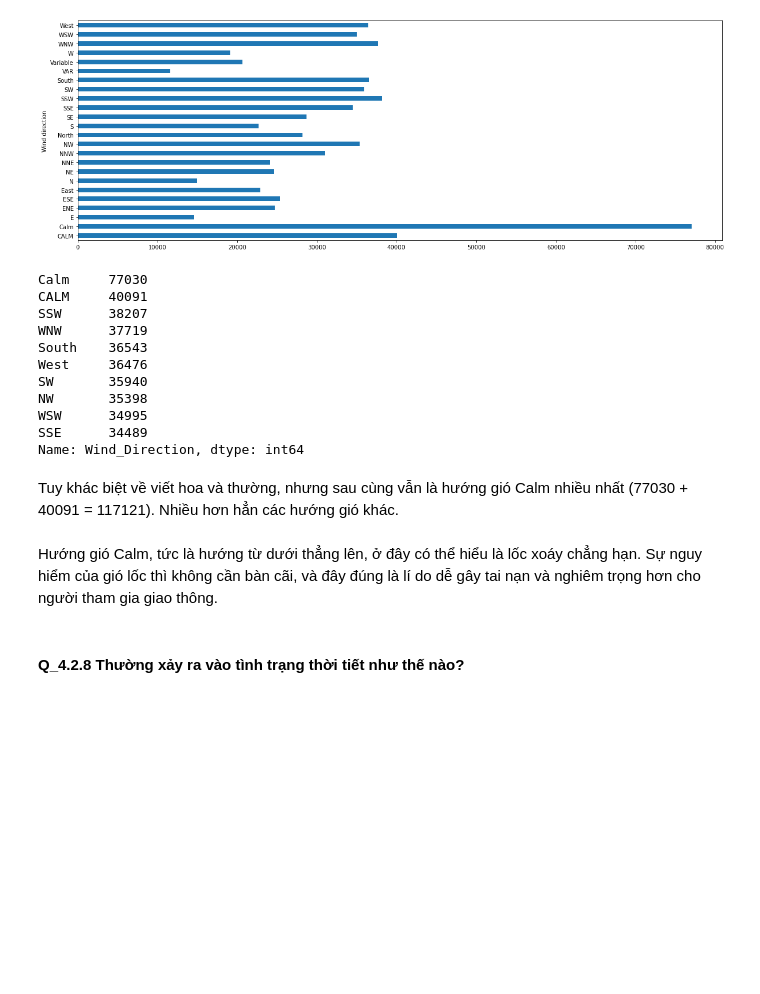
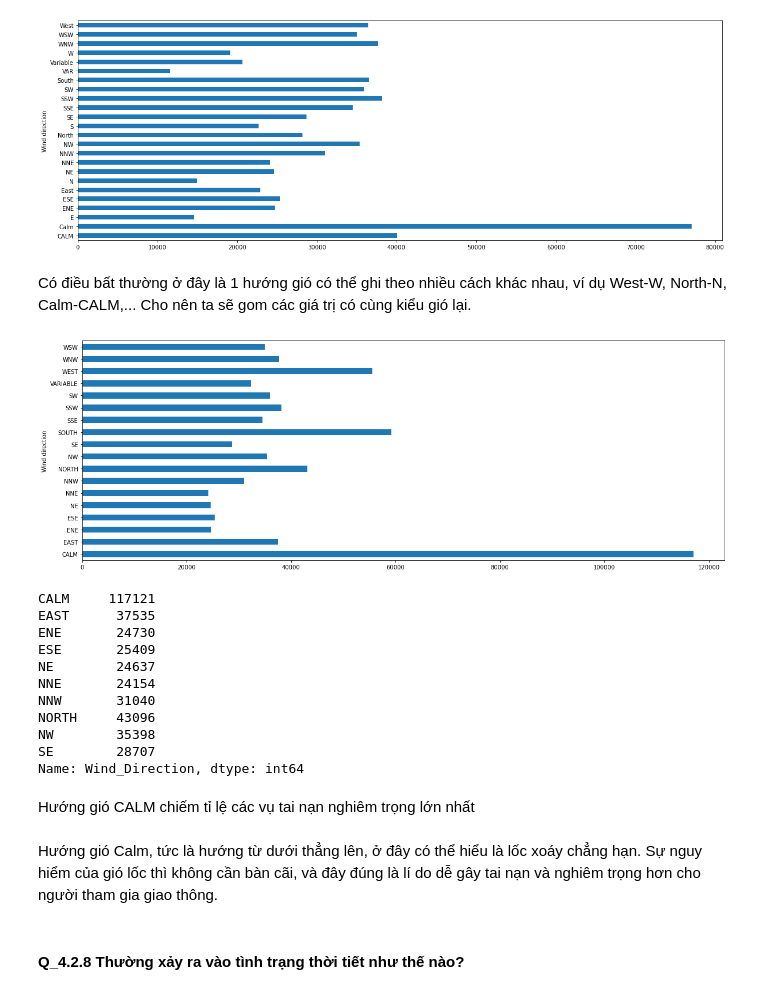
Before and after one commit to NguyenLam05200/FinalProject, a Jupyter notebook: Traffic_Accident_US.ipynb, the cells around one changed output. Cells and saved outputs as stored; diff of their text form; code cells hidden in the pictures; blank space fills up the shorter version.

```diff
--- a/Traffic_Accident_US.ipynb
+++ b/Traffic_Accident_US.ipynb
@@ -607,23 +608,43 @@ wind_direction_serious.sort_index().plot.barh(xlabel=r"Wind direction",
                                    figsize=(20,7));
 # %% [output]
 [figure]
+# %% [markdown]
+Có điều bất thường ở đây là 1 hướng gió có thể ghi theo nhiều cách khác nhau, ví dụ West-W, North-N, Calm-CALM,... Cho nên ta sẽ gom các giá trị có cùng kiểu gió lại.
+# %%
+# Chuyển tên hướng gió sang in hoa hết:
+wind_direction_serious.index =  wind_direction_serious.index.str.upper()
+
+# Thay thế các tên hướng gió có cùng ý nghĩa, gom nhóm và tính tổng lại:
+new_index = wind_direction_serious.index.to_series()
+new_index = new_index.replace(["E", "N", "S", "W", "VAR"],
+                              ["EAST", "NORTH", "SOUTH", "WEST", "VARIABLE"])
+
+wind_direction_serious.index = new_index
+wind_direction_serious = wind_direction_serious.groupby(level=0).sum()
+
+# Nhìn lại biểu đồ hướng gió mới:
+wind_direction_serious.sort_index().plot.barh(xlabel=r"Wind direction",
+                                   ylabel=r"Count",
+                                   figsize=(20,7));
+# %% [output]
+[figure, added]
 # %%
 wind_direction_serious = wind_direction_serious.head(10)
 wind_direction_serious
 # %% [output]
-Calm     77030
-CALM     40091
-SSW      38207
-WNW      37719
-South    36543
-West     36476
-SW       35940
-NW       35398
-WSW      34995
-SSE      34489
+CALM     117121
+EAST      37535
+ENE       24730
+ESE       25409
+NE        24637
+NNE       24154
+NNW       31040
+NORTH     43096
+NW        35398
+SE        28707
 Name: Wind_Direction, dtype: int64
 # %% [markdown]
-Tuy khác biệt về viết hoa và thường, nhưng sau cùng vẫn là hướng gió Calm nhiều nhất (77030 + 40091 = 117121). Nhiều hơn hẳn các hướng gió khác. <br /> <br />
+Hướng gió CALM chiếm tỉ lệ các vụ tai nạn nghiêm trọng lớn nhất<br /> <br />
 Hướng gió Calm, tức là hướng từ dưới thẳng lên, ở đây có thể hiểu là lốc xoáy chẳng hạn. Sự nguy hiểm của gió lốc thì không cần bàn cãi, và đây đúng là lí do dễ gây tai nạn và nghiêm trọng hơn cho người tham gia giao thông.
 # %% [markdown]
 #### Q_4.2.8 Thường xảy ra vào tình trạng thời tiết như thế nào?
```
Also changed, not shown: parts of 11 cells of this notebook.
